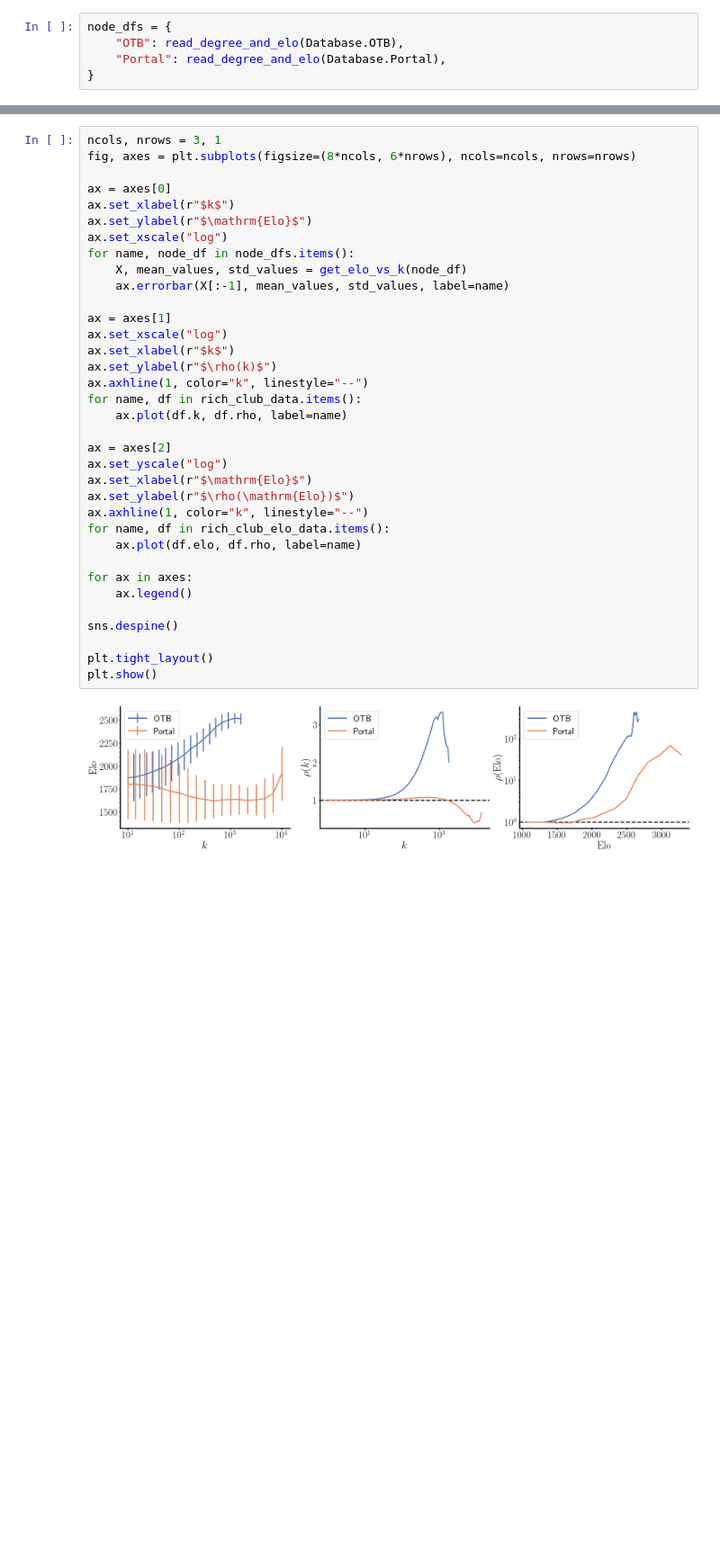
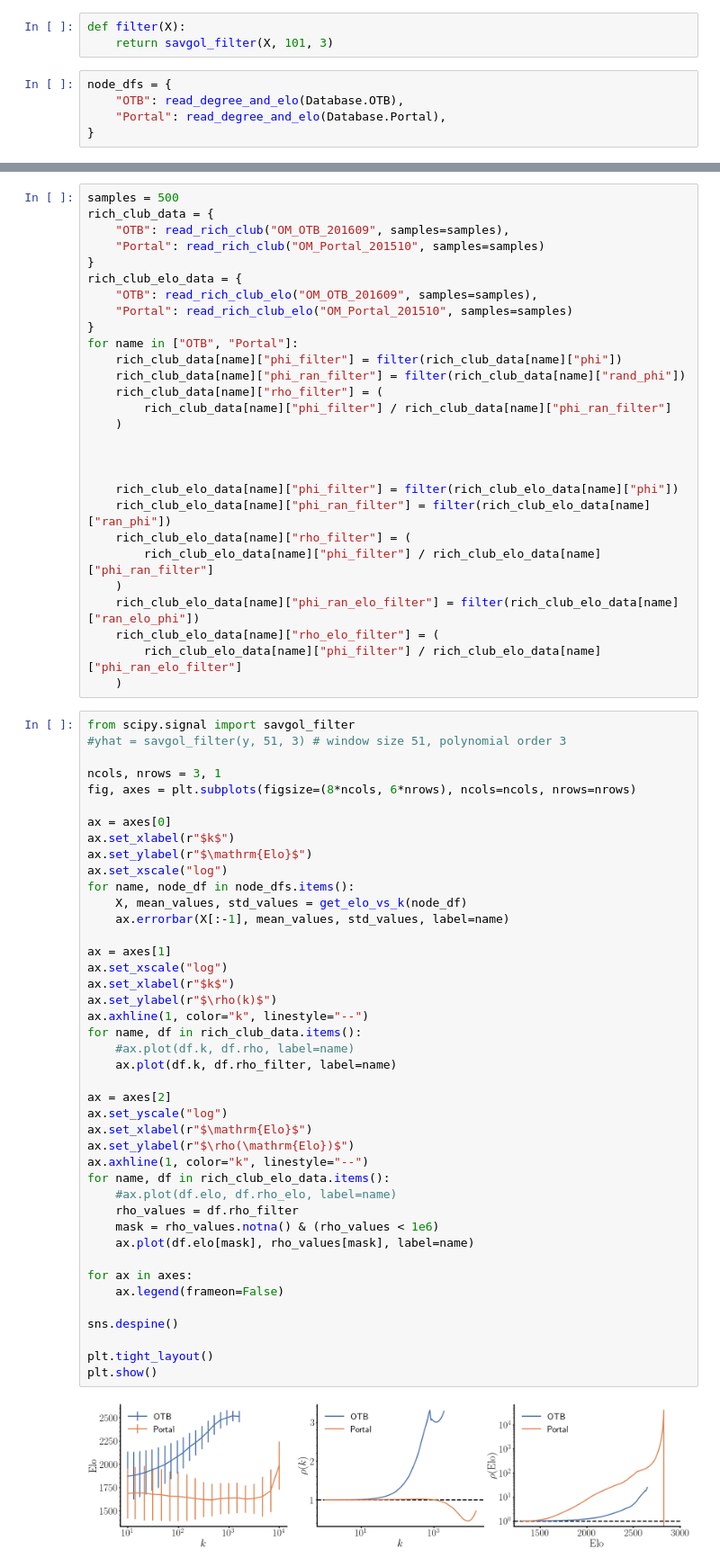
Before and after one commit to nahuelalmeira/chess, a Jupyter notebook: notebooks/figura4.ipynb, the cells around one changed output, grey strips where cells are left out. Shown: that part at 90% size. Drawn from its saved outputs; the diff is of its cells as text; blank space fills up the shorter version.

```diff
--- a/notebooks/figura4.ipynb
+++ b/notebooks/figura4.ipynb
@@ -6,3 +7,6 @@ from chessnet.rich_club import read_rich_club, read_rich_club_elo
+# %%
+def filter(X):
+    return savgol_filter(X, 101, 3)
 # %%
 node_dfs = {
     "OTB": read_degree_and_elo(Database.OTB),
@@ -45,38 +26,73 @@ rich_club_elo_data = {
+# %%
+samples = 500
+rich_club_data = {
+    "OTB": read_rich_club("OM_OTB_201609", samples=samples),
+    "Portal": read_rich_club("OM_Portal_201510", samples=samples)
+}
+rich_club_elo_data = {
+    "OTB": read_rich_club_elo("OM_OTB_201609", samples=samples),
+    "Portal": read_rich_club_elo("OM_Portal_201510", samples=samples)
+}
+for name in ["OTB", "Portal"]:
+    rich_club_data[name]["phi_filter"] = filter(rich_club_data[name]["phi"])
+    rich_club_data[name]["phi_ran_filter"] = filter(rich_club_data[name]["rand_phi"])
+    rich_club_data[name]["rho_filter"] = (
+        rich_club_data[name]["phi_filter"] / rich_club_data[name]["phi_ran_filter"]
+    )
+
+
+
+    rich_club_elo_data[name]["phi_filter"] = filter(rich_club_elo_data[name]["phi"])
+    rich_club_elo_data[name]["phi_ran_filter"] = filter(rich_club_elo_data[name]["ran_phi"])
+    rich_club_elo_data[name]["rho_filter"] = (
+        rich_club_elo_data[name]["phi_filter"] / rich_club_elo_data[name]["phi_ran_filter"]
+    )
+    rich_club_elo_data[name]["phi_ran_elo_filter"] = filter(rich_club_elo_data[name]["ran_elo_phi"])
+    rich_club_elo_data[name]["rho_elo_filter"] = (
+        rich_club_elo_data[name]["phi_filter"] / rich_club_elo_data[name]["phi_ran_elo_filter"]
+    )
 # %%
+from scipy.signal import savgol_filter
+#yhat = savgol_filter(y, 51, 3) # window size 51, polynomial order 3
+
 ncols, nrows = 3, 1
 fig, axes = plt.subplots(figsize=(8*ncols, 6*nrows), ncols=ncols, nrows=nrows)
 
 ax = axes[0]
 ax.set_xlabel(r"$k$")
 ax.set_ylabel(r"$\mathrm{Elo}$")
 ax.set_xscale("log")
 for name, node_df in node_dfs.items():
     X, mean_values, std_values = get_elo_vs_k(node_df)
     ax.errorbar(X[:-1], mean_values, std_values, label=name)
 
 ax = axes[1]
 ax.set_xscale("log")
 ax.set_xlabel(r"$k$")
 ax.set_ylabel(r"$\rho(k)$")
 ax.axhline(1, color="k", linestyle="--")
 for name, df in rich_club_data.items():
-    ax.plot(df.k, df.rho, label=name)
+    #ax.plot(df.k, df.rho, label=name)
+    ax.plot(df.k, df.rho_filter, label=name)
 
 ax = axes[2]
 ax.set_yscale("log")
 ax.set_xlabel(r"$\mathrm{Elo}$")
 ax.set_ylabel(r"$\rho(\mathrm{Elo})$")
 ax.axhline(1, color="k", linestyle="--")
 for name, df in rich_club_elo_data.items():
-    ax.plot(df.elo, df.rho, label=name)
+    #ax.plot(df.elo, df.rho_elo, label=name)
+    rho_values = df.rho_filter
+    mask = rho_values.notna() & (rho_values < 1e6)
+    ax.plot(df.elo[mask], rho_values[mask], label=name)
 
 for ax in axes:
-    ax.legend()
+    ax.legend(frameon=False)
 
 sns.despine()
 
 plt.tight_layout()
 plt.show()
 # %% [output]
-[figure, old version]
+[figure, new version]
 # %%
```
Also changed, not shown: parts of 8 cells of this notebook, 9 other files.
